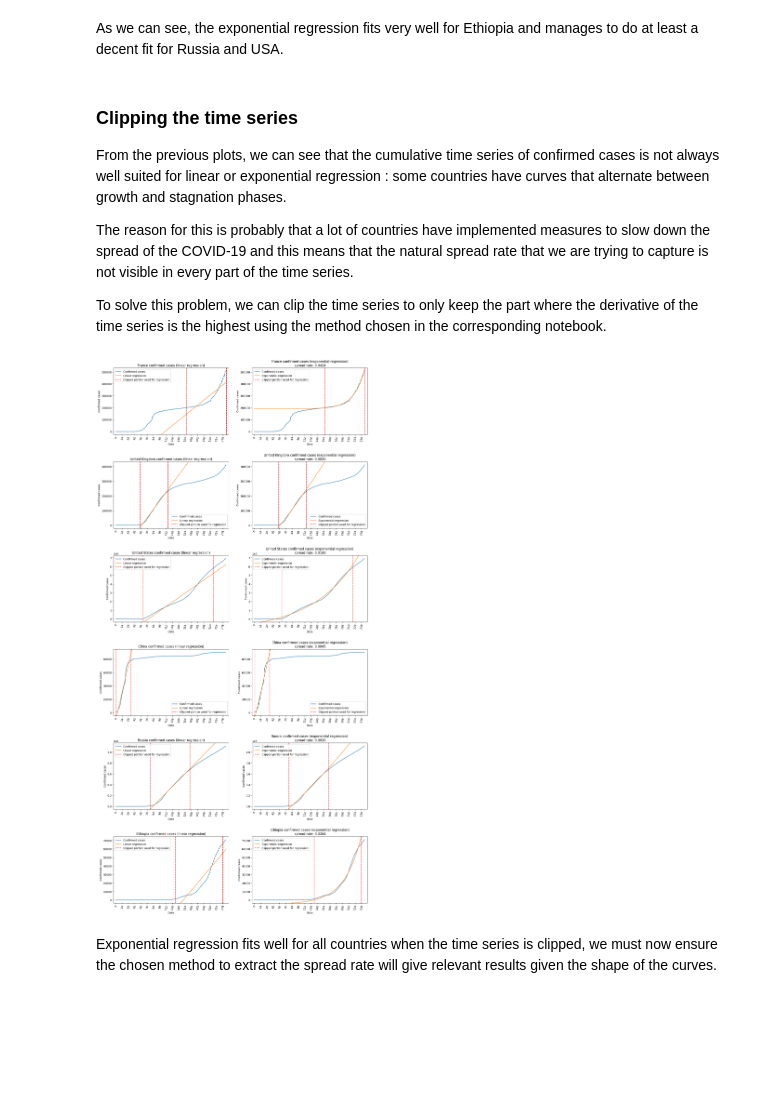
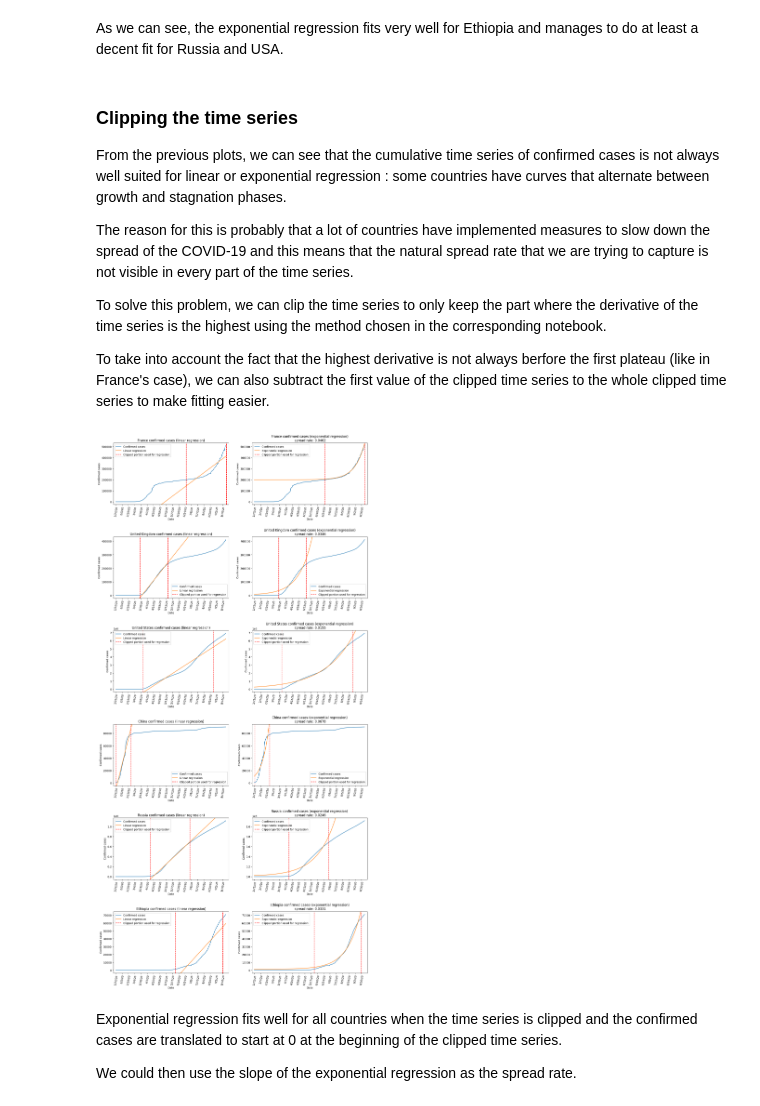
Before and after one commit to BigBaz54/Covid_spread, a Jupyter notebook: spread_rate.ipynb, the cells around one changed output. Cells and saved outputs as stored; diff of their text form; code cells hidden in the pictures; blank space fills up the shorter version.

Commit message:
[+] translating clipped curve before fitting exp

```diff
--- a/spread_rate.ipynb
+++ b/spread_rate.ipynb
@@ -117,8 +117,8 @@ countries = ['France', 'United Kingdom', 'United States', 'China', 'Russia', 'Et
 n = len(countries)
 fig, axs = plt.subplots(math.ceil(n/2), 2, figsize=(15, 5 * math.ceil(n/2)))
 
-def exponential(x, a, b, c):
-    return np.exp(a * x + b) + c
+def exponential(x, a, b):
+    return np.exp(a * x + b)
 
 for i, country in enumerate(countries):
     country_data = data[data['Country'] == country]
@@ -150,6 +150,8 @@ From the previous plots, we can see that the cumulative time series of confirmed
 The reason for this is probably that a lot of countries have implemented measures to slow down the spread of the COVID-19 and this means that the natural spread rate that we are trying to capture is not visible in every part of the time series.
 
 To solve this problem, we can clip the time series to only keep the part where the derivative of the time series is the highest using the method chosen in the corresponding notebook.
+
+To take into account the fact that the highest derivative is not always berfore the first plateau (like in France's case), we can also subtract the first value of the clipped time series to the whole clipped time series to make fitting easier.
 # %%
 def moving_average(data, window):
     s = pd.Series(data).rolling(window=window, min_periods=1).mean()
@@ -185,46 +187,50 @@ for i, country in enumerate(countries):
     x = range(len(country_data.columns))
     y = country_data.values[0]
 
-    start, end = clip_spot_derivative(country_data_smooth)
+    start, end = clip_spot_derivative(country_data_smooth, end_threshold=0.7)
+
+    translated_clipped = y[start:end] - y[start]
 
     model = LinearRegression()
-    model.fit([[i] for i in x[start:end]], y[start:end])
+    model.fit([[i] for i in x[start:end]], translated_clipped)
 
-    popt, _ = curve_fit(exponential, x[start:end], y[start:end], maxfev=1000000)
+    popt, _ = curve_fit(exponential, x[start:end], translated_clipped, maxfev=1000000)
 
-    axs[i, 0].plot(x, y)
-    axs[i, 0].plot(x, model.predict([[i] for i in x]))
+    axs[i, 0].plot(country_data.columns, y)
+    axs[i, 0].plot(country_data.columns, model.predict([[i] for i in x]) + y[start])
     axs[i, 0].set_title(f'{country} confirmed cases (linear regression)')
     axs[i, 0].set_xlim(-5, len(x) + 5)
     axs[i, 0].set_ylim(-0.05 * max(y), 1.05 * max(y))
     axs[i, 0].set_xlabel('Date')
     axs[i, 0].set_ylabel('Confirmed cases')
     axs[i, 0].tick_params(axis='x', rotation=80)
     axs[i, 0].xaxis.set_major_locator(plt.MultipleLocator(14))
 
-    axs[i, 1].plot(x, y)
-    axs[i, 1].plot(x, exponential(x, *popt))
+    axs[i, 1].plot(country_data.columns, y)
+    axs[i, 1].plot(country_data.columns, exponential(x, *popt) + y[start])
     axs[i, 1].set_title(f'{country} confirmed cases (exponential regression)\n spread rate: {popt[0]:.4f}')
     axs[i, 1].set_xlim(-5, len(x) + 5)
     axs[i, 1].set_ylim(-0.05 * max(y), 1.05 * max(y))
     axs[i, 1].set_xlabel('Date')
     axs[i, 1].set_ylabel('Confirmed cases')
     axs[i, 1].tick_params(axis='x', rotation=80)
     axs[i, 1].xaxis.set_major_locator(plt.MultipleLocator(14))
 
     # Highlight the portion used for regression
     axs[i, 0].axvline(x=start, color='r', linestyle='--')
     axs[i, 0].axvline(x=end, color='r', linestyle='--')
     axs[i, 1].axvline(x=start, color='r', linestyle='--')
     axs[i, 1].axvline(x=end, color='r', linestyle='--')
 
     # Add legend
     axs[i, 0].legend(['Confirmed cases', 'Linear regression', 'Clipped portion used for regression'])
     axs[i, 1].legend(['Confirmed cases', 'Exponential regression', 'Clipped portion used for regression'])
 
 fig.tight_layout(pad=3.0)
 plt.show()
 # %% [output]
-[figure, old version]
+[figure, new version]
 # %% [markdown]
-Exponential regression fits well for all countries when the time series is clipped, we must now ensure the chosen method to extract the spread rate will give relevant results given the shape of the curves.
+Exponential regression fits well for all countries when the time series is clipped and the confirmed cases are translated to start at 0 at the beginning of the clipped time series.
+
+We could then use the slope of the exponential regression as the spread rate.
```
Also changed, not shown: parts of 2 cells of this notebook.
